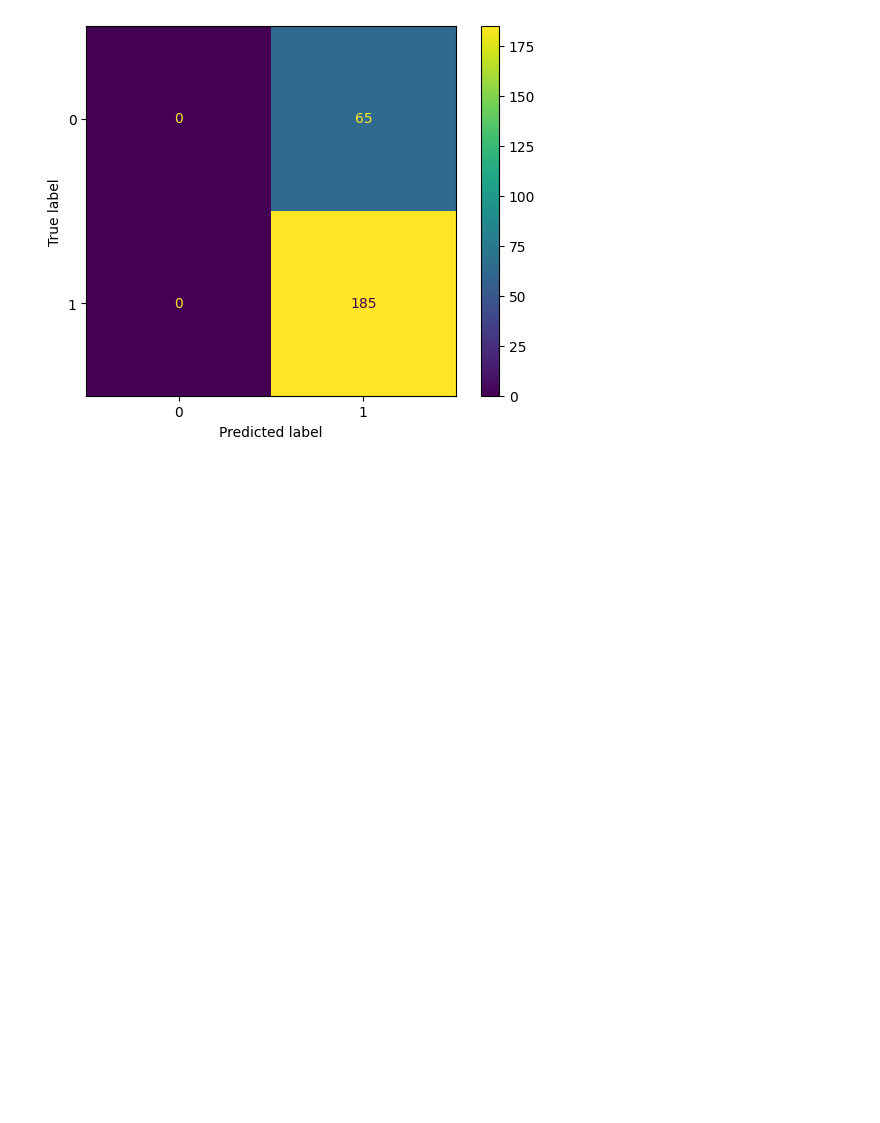
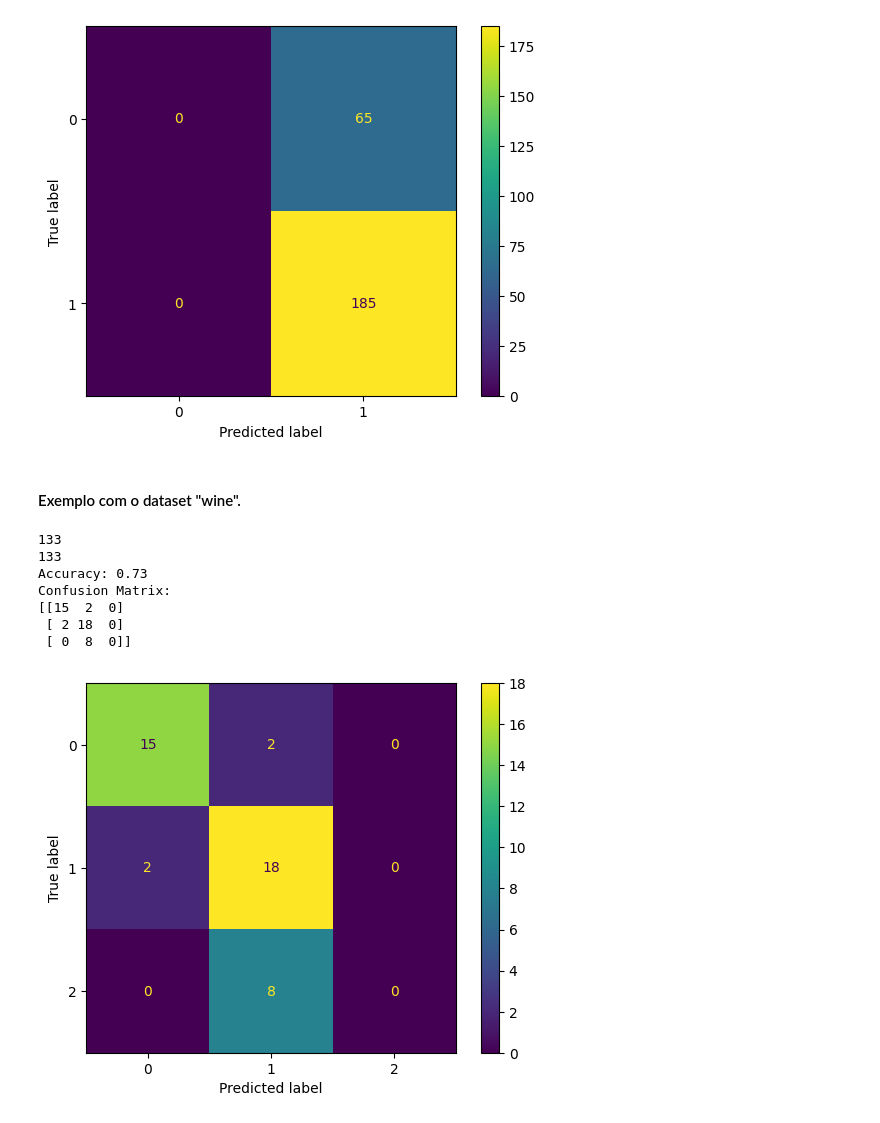
Before and after one commit to souocare/iasc_course_ai, a Jupyter notebook: Part 1/parte1.ipynb, the cells around one changed output. Cells and saved outputs as stored; diff of their text form; code cells hidden in the pictures; blank space fills up the shorter version.

```diff
--- a/Part 1/parte1.ipynb
+++ b/Part 1/parte1.ipynb
@@ -455,3 +455,61 @@ Confusion Matrix:
 [[  0  65]
  [  0 185]]
 [figure]
+# %% [markdown]
+#### Exemplo com o dataset "wine".
+# %%
+from sklearn import metrics
+
+
+url = "https://archive.ics.uci.edu/ml/machine-learning-databases/wine/wine.data"
+wine = pd.read_csv("wine.data", names=["Cultivator", "Alchol", "Malic_Acid", "Ash", "Alvalinity_of_Ash", "Magnesium", "Total_phenols", "Falvanoids", "Nonfalvanoids_phenols", "Proanthocyanis", "Color_intensity", "Hue", "0D280", "Proline"])
+#print(wine)
+
+X = wine.drop("Cultivator", axis=1) #retirar a coluna "cultivator" pois esta é a coluan que contém a classe
+y = wine["Cultivator"] #guardar as classes em 1 variavel única
+
+X_train, X_test, y_train, y_test = train_test_split(X, y) #fazer a separação dos dados em valores de treino e teste aleatóriamente usando os valores existentes inicialmente
+
+print(len(X_train))
+print(len(y_train))
+
+
+mlp = MLPClassifier(hidden_layer_sizes=(61, 40, 20),
+                                activation='tanh',
+                                solver="sgd",
+                                max_iter=10000,
+                                shuffle=True,
+                                momentum=0.5,
+                                learning_rate_init=0.00001,
+                                tol=0.0001, n_iter_no_change=1000)
+mlp.fit(X_train, y_train)
+
+y_pred = mlp.predict(X_test)
+
+# ######################
+# ---- ACCURACY ------
+# A accuracy mede a frequência com que o modelo é correcto.
+accuracy = accuracy_score(y_test, y_pred)
+print('Accuracy: {:.2f}'.format(accuracy))
+
+
+# ---- confusion matrix ------
+# É uma tabela que é utilizada em problemas de classificação para avaliar onde foram cometidos erros no modelo.
+
+confusion_matrix = sklearn.metrics.confusion_matrix(y_test, y_pred)
+print('Confusion Matrix:')
+print(confusion_matrix)
+
+cm_display = metrics.ConfusionMatrixDisplay(confusion_matrix = confusion_matrix)
+
+cm_display.plot()
+plt.show()
+# %% [output]
+133
+133
+Accuracy: 0.73
+Confusion Matrix:
+[[15  2  0]
+ [ 2 18  0]
+ [ 0  8  0]]
+[figure, added]
```
Also changed, not shown: parts of 1 cell of this notebook.
